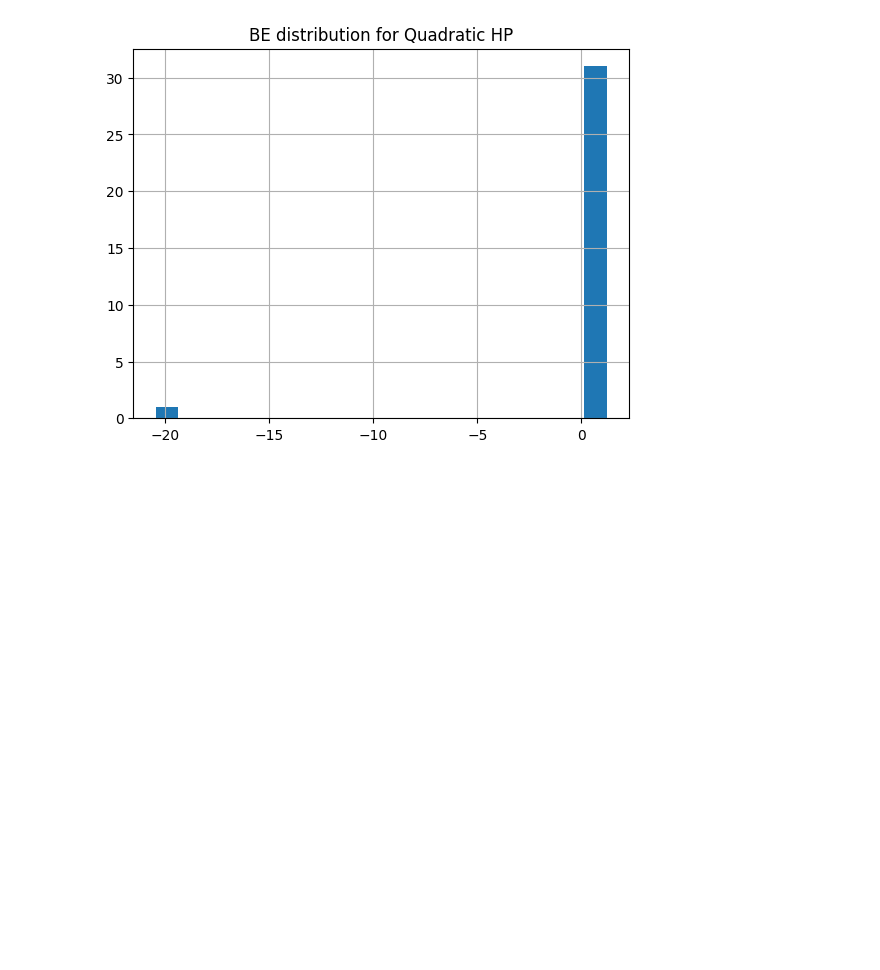
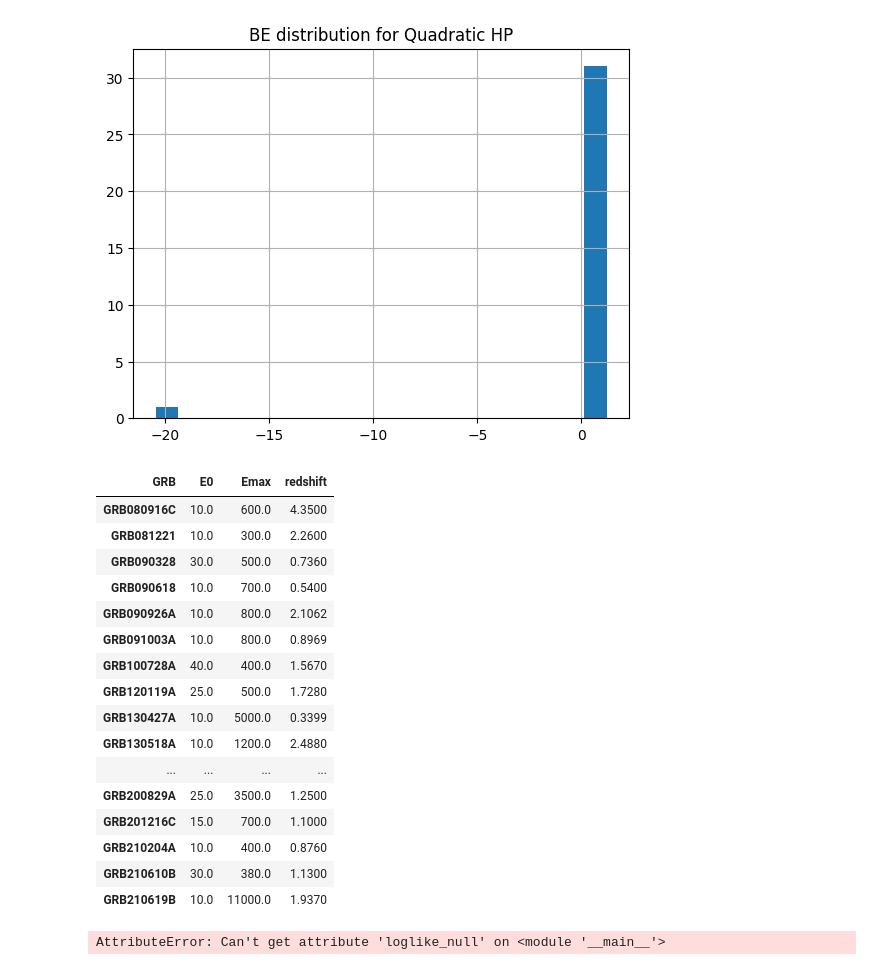
Before and after one commit to DarkWake9/Project-QG, a Jupyter notebook: task1/task1b_BE.ipynb, the cells around one changed output. Saved outputs shown, nothing was run; the diff lists cells and outputs as text; code cells hidden in the pictures; blank space fills up the shorter version.

```diff
--- a/task1/task1b_BE.ipynb
+++ b/task1/task1b_BE.ipynb
@@ -42,0 +45,24 @@ all_BE_df.drop(0, axis=1, inplace=False).to_csv('./outputs/BE/BE.csv')
+# %%
+grbparam = pd.read_csv(os.getcwd() + '/../data/GRBPARAM.csv', index_col=0).T
+# %%
+grbparam.sort_index(inplace=True)
+# %%
+grbparam
+# %% [output]
+| GRB | E0 | Emax | redshift |
+| GRB080916C | 10.0 | 600.0 | 4.3500 |
+| GRB081221 | 10.0 | 300.0 | 2.2600 |
+| GRB090328 | 30.0 | 500.0 | 0.7360 |
+| GRB090618 | 10.0 | 700.0 | 0.5400 |
+| GRB090926A | 10.0 | 800.0 | 2.1062 |
+| GRB091003A | 10.0 | 800.0 | 0.8969 |
+| GRB100728A | 40.0 | 400.0 | 1.5670 |
+| GRB120119A | 25.0 | 500.0 | 1.7280 |
+| GRB130427A | 10.0 | 5000.0 | 0.3399 |
+| GRB130518A | 10.0 | 1200.0 | 2.4880 |
+| ... | ... | ... | ... |
+| GRB200829A | 25.0 | 3500.0 | 1.2500 |
+| GRB201216C | 15.0 | 700.0 | 1.1000 |
+| GRB210204A | 10.0 | 400.0 | 0.8760 |
+| GRB210610B | 30.0 | 380.0 | 1.1300 |
+| GRB210619B | 10.0 | 11000.0 | 1.9370 |
@@ -42,0 +77,4 @@ all_BE_df.drop(0, axis=1, inplace=False).to_csv('./outputs/BE/BE.csv')
+# %%
+dasd = dyn.NestedSampler.restore(os.getcwd() + '/outputs/sampler_saves/' + 'GRB130925A' + '_null_sampler.hdf5')
+# %% [output]
+AttributeError: Can't get attribute 'loglike_null' on <module '__main__'>
```
Also changed, not shown: parts of 6 cells of this notebook, 13 other files.
